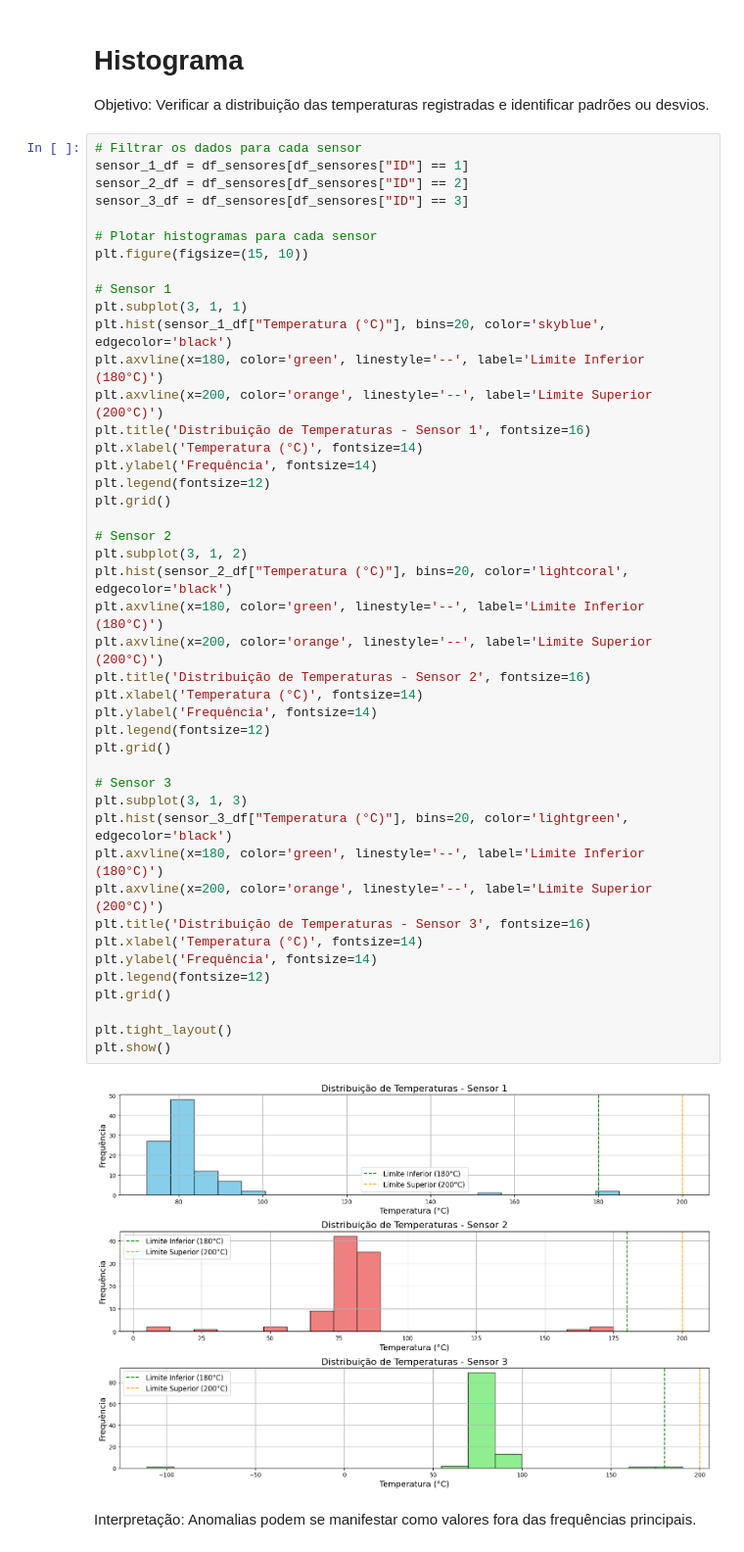
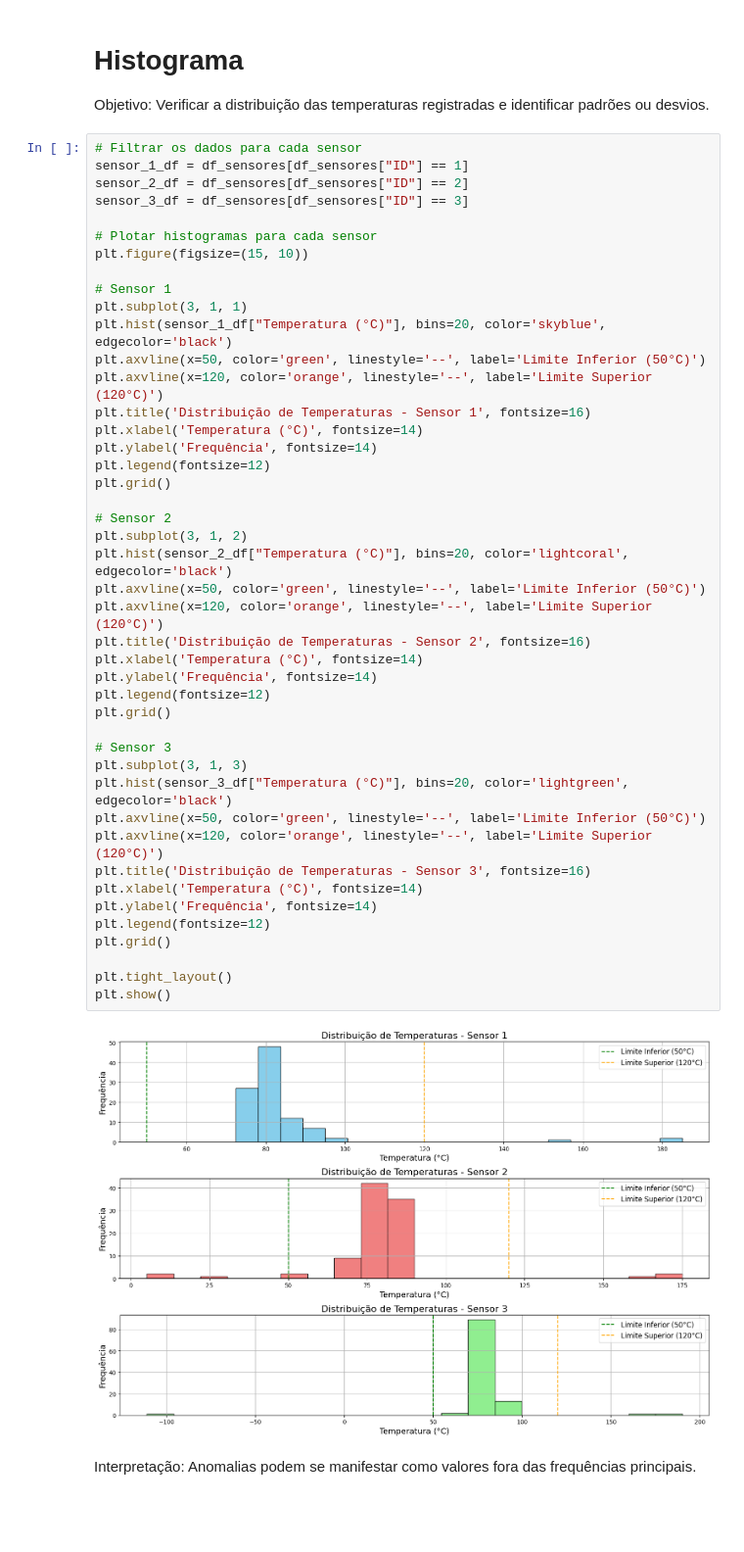
Before and after one commit to JonathanCristovao/analise-de-dados-automacao, a Jupyter notebook: analise_sensores.ipynb, the cells around one changed output. Shown: that part at 98% size. Cells and saved outputs as stored; diff of their text form; blank space fills up the shorter version.

```diff
--- a/analise_sensores.ipynb
+++ b/analise_sensores.ipynb
@@ -137,40 +137,40 @@ plt.figure(figsize=(15, 10))
 # Sensor 1
 plt.subplot(3, 1, 1)
 plt.hist(sensor_1_df["Temperatura (°C)"], bins=20, color='skyblue', edgecolor='black')
-plt.axvline(x=180, color='green', linestyle='--', label='Limite Inferior (180°C)')
-plt.axvline(x=200, color='orange', linestyle='--', label='Limite Superior (200°C)')
+plt.axvline(x=50, color='green', linestyle='--', label='Limite Inferior (50°C)')
+plt.axvline(x=120, color='orange', linestyle='--', label='Limite Superior (120°C)')
 plt.title('Distribuição de Temperaturas - Sensor 1', fontsize=16)
 plt.xlabel('Temperatura (°C)', fontsize=14)
 plt.ylabel('Frequência', fontsize=14)
 plt.legend(fontsize=12)
 plt.grid()
 
 # Sensor 2
 plt.subplot(3, 1, 2)
 plt.hist(sensor_2_df["Temperatura (°C)"], bins=20, color='lightcoral', edgecolor='black')
-plt.axvline(x=180, color='green', linestyle='--', label='Limite Inferior (180°C)')
-plt.axvline(x=200, color='orange', linestyle='--', label='Limite Superior (200°C)')
+plt.axvline(x=50, color='green', linestyle='--', label='Limite Inferior (50°C)')
+plt.axvline(x=120, color='orange', linestyle='--', label='Limite Superior (120°C)')
 plt.title('Distribuição de Temperaturas - Sensor 2', fontsize=16)
 plt.xlabel('Temperatura (°C)', fontsize=14)
 plt.ylabel('Frequência', fontsize=14)
 plt.legend(fontsize=12)
 plt.grid()
 
 # Sensor 3
 plt.subplot(3, 1, 3)
 plt.hist(sensor_3_df["Temperatura (°C)"], bins=20, color='lightgreen', edgecolor='black')
-plt.axvline(x=180, color='green', linestyle='--', label='Limite Inferior (180°C)')
-plt.axvline(x=200, color='orange', linestyle='--', label='Limite Superior (200°C)')
+plt.axvline(x=50, color='green', linestyle='--', label='Limite Inferior (50°C)')
+plt.axvline(x=120, color='orange', linestyle='--', label='Limite Superior (120°C)')
 plt.title('Distribuição de Temperaturas - Sensor 3', fontsize=16)
 plt.xlabel('Temperatura (°C)', fontsize=14)
 plt.ylabel('Frequência', fontsize=14)
 plt.legend(fontsize=12)
 plt.grid()
 
 plt.tight_layout()
 plt.show()
 # %% [output]
-[figure, old version]
+[figure, new version]
 # %% [markdown]
 Interpretação: Anomalias podem se manifestar como valores fora das frequências principais.
 # %% [markdown]
```
Also changed, not shown: parts of 1 cell of this notebook, 2 other files.
